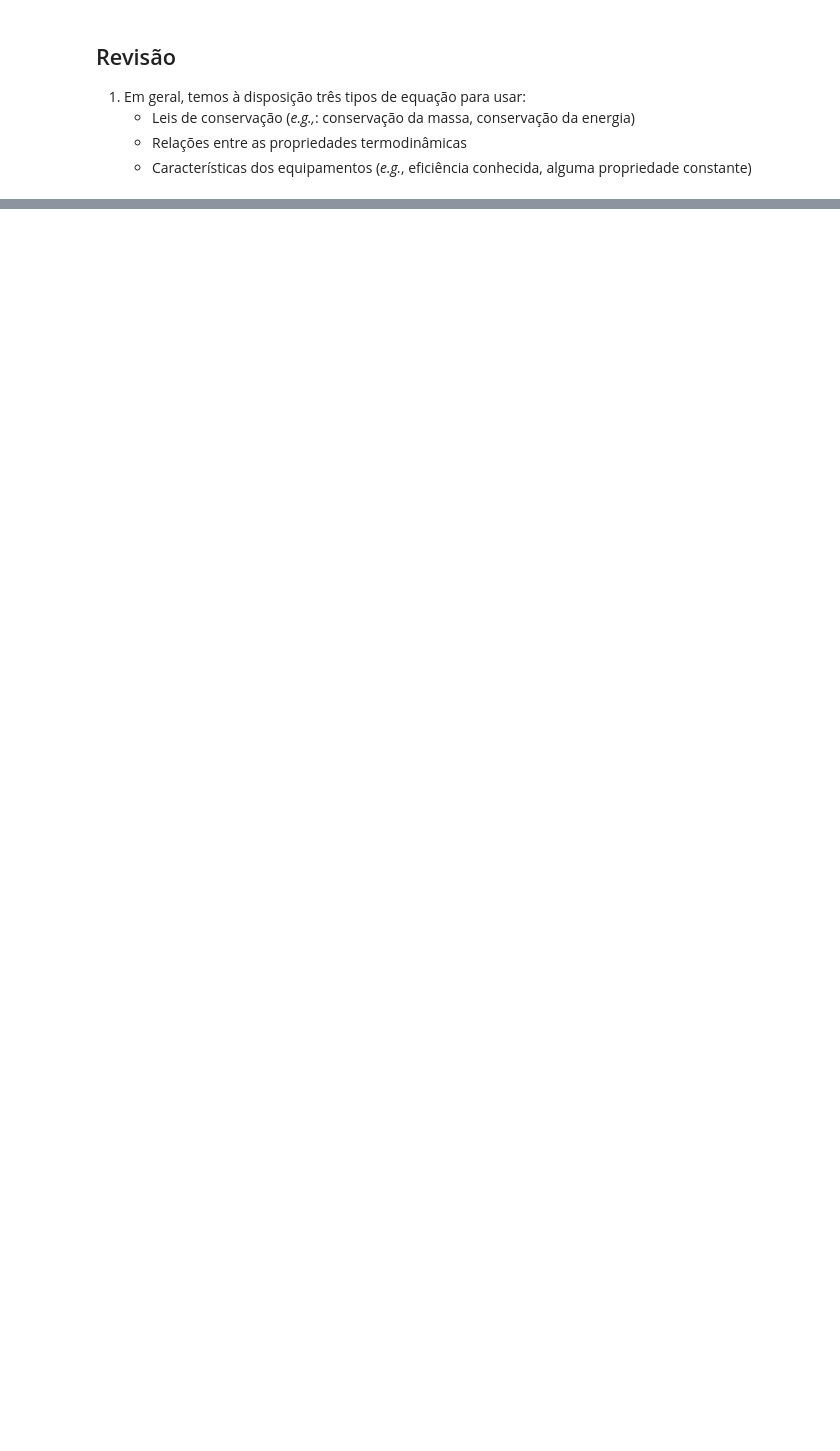
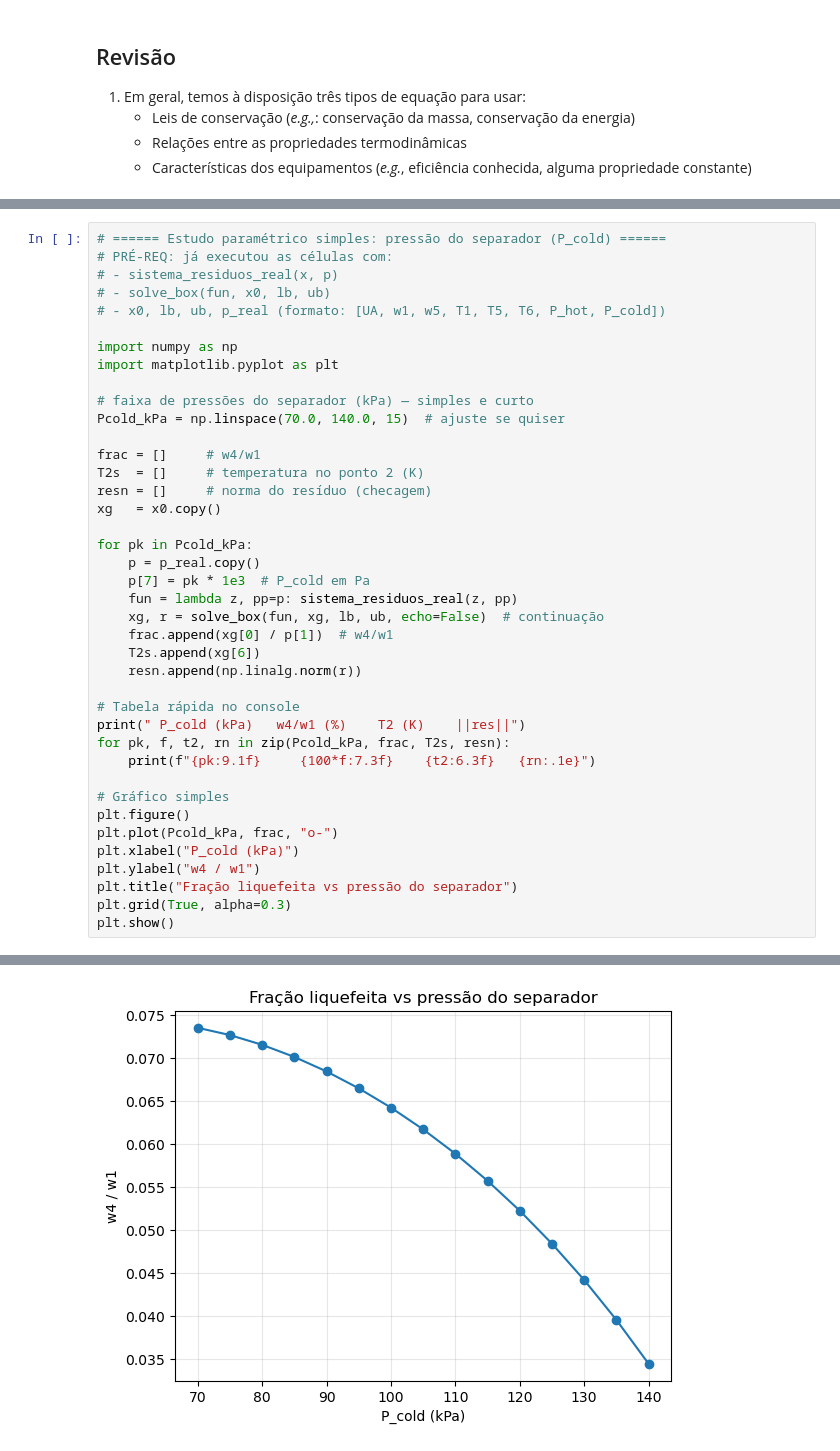
Before and after one commit to Prof-Magnani/sistemas-termicos, a Jupyter notebook: notebooks/ne-planta-helio.ipynb, the cells around one changed output, grey strips where cells are left out. Saved outputs shown, nothing was run; the diff lists cells and outputs as text; blank space fills up the shorter version.

```diff
--- a/notebooks/ne-planta-helio.ipynb
+++ b/notebooks/ne-planta-helio.ipynb
@@ -225,0 +954,41 @@ res = [ 0.00000000e+00  0.00000000e+00  1.66533454e-15  0.00000000e+00
+# %%
+# ====== Estudo paramétrico simples: pressão do separador (P_cold) ======
+# PRÉ-REQ: já executou as células com:
+# - sistema_residuos_real(x, p)
+# - solve_box(fun, x0, lb, ub)
+# - x0, lb, ub, p_real (formato: [UA, w1, w5, T1, T5, T6, P_hot, P_cold])
+
+import numpy as np
+import matplotlib.pyplot as plt
+
+# faixa de pressões do separador (kPa) — simples e curto
+Pcold_kPa = np.linspace(70.0, 140.0, 15)  # ajuste se quiser
+
+frac = []     # w4/w1
+T2s  = []     # temperatura no ponto 2 (K)
+resn = []     # norma do resíduo (checagem)
+xg   = x0.copy()
+
+for pk in Pcold_kPa:
+    p = p_real.copy()
+    p[7] = pk * 1e3  # P_cold em Pa
+    fun = lambda z, pp=p: sistema_residuos_real(z, pp)
+    xg, r = solve_box(fun, xg, lb, ub, echo=False)  # continuação
+    frac.append(xg[0] / p[1])  # w4/w1
+    T2s.append(xg[6])
+    resn.append(np.linalg.norm(r))
+
+# Tabela rápida no console
+print(" P_cold (kPa)   w4/w1 (%)    T2 (K)    ||res||")
+for pk, f, t2, rn in zip(Pcold_kPa, frac, T2s, resn):
+    print(f"{pk:9.1f}     {100*f:7.3f}    {t2:6.3f}   {rn:.1e}")
+
+# Gráfico simples
+plt.figure()
+plt.plot(Pcold_kPa, frac, "o-")
+plt.xlabel("P_cold (kPa)")
+plt.ylabel("w4 / w1")
+plt.title("Fração liquefeita vs pressão do separador")
+plt.grid(True, alpha=0.3)
+plt.show()
+# %% [output]
@@ -225,0 +1011 @@ res = [ 0.00000000e+00  0.00000000e+00  1.66533454e-15  0.00000000e+00
+[figure, added]
```
Also changed, not shown: parts of 24 cells of this notebook.
